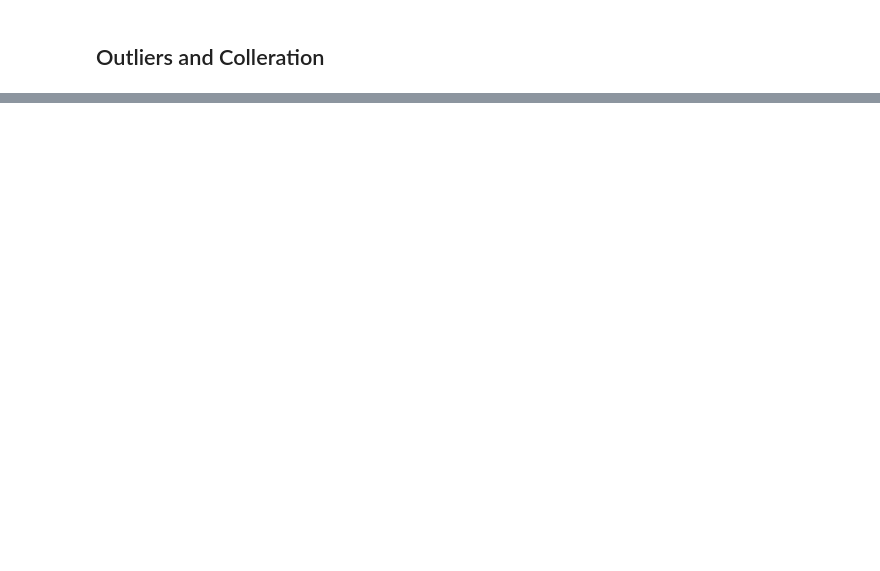
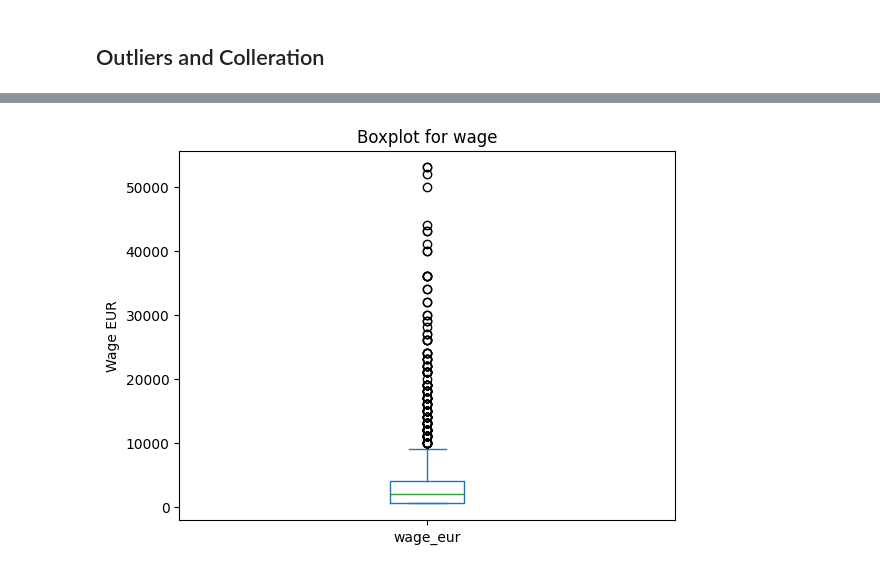
Before and after one commit to lucapuie05/fifa-price-predictor, a Jupyter notebook: notebooks/gk_set_cleaning_and_encoding.ipynb, the cells around one changed output, grey strips where cells are left out. Cells and saved outputs as stored; diff of their text form; code cells hidden in the pictures; blank space fills up the shorter version.

```diff
--- a/notebooks/gk_set_cleaning_and_encoding.ipynb
+++ b/notebooks/gk_set_cleaning_and_encoding.ipynb
@@ -210,0 +226,8 @@ plt.show()
+# %%
+Q1 = df['release_clause_eur'].quantile(0.25)
+Q3 = df['release_clause_eur'].quantile(0.75)
+IQR = Q3 -Q1
+
+lower_bound = Q1 - 1.5 * IQR
+upper_bound = Q3 + 1.0 * IQR
+df = df[(df['release_clause_eur'] >= lower_bound) & (df['release_clause_eur'] <=upper_bound)]
@@ -210,0 +239,9 @@ plt.show()
+# %%
+df.drop('value_eur', axis= 1, inplace= True)
+# %%
+df['wage_eur'].plot.box()
+plt.title('Boxplot for wage')
+plt.ylabel('Wage EUR')
+plt.show()
+# %% [output]
+[figure, added]
```
Also changed, not shown: parts of 25 cells of this notebook.
